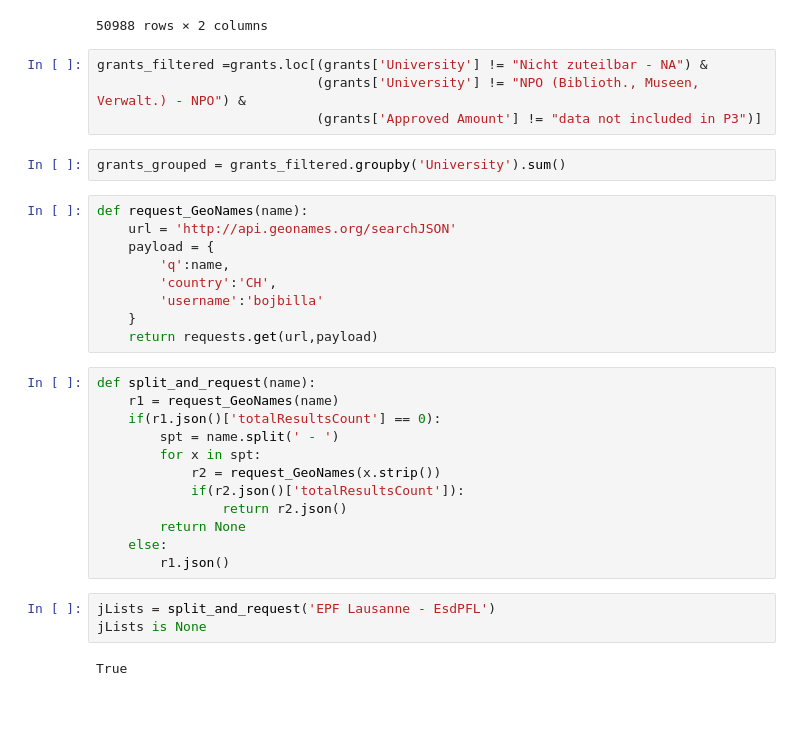
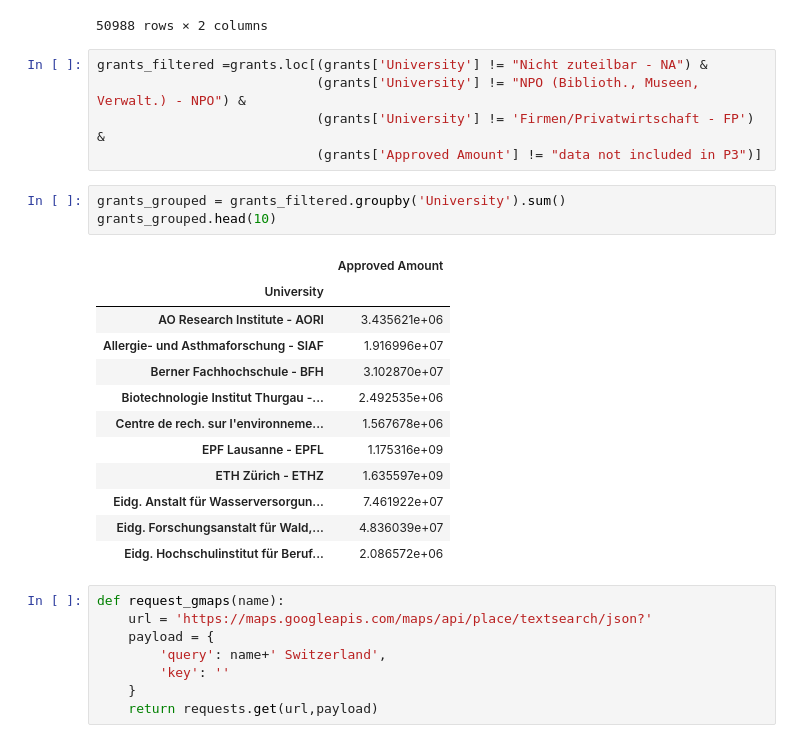
Before and after one commit to bojbilla/AdaHomeworks, a Jupyter notebook: 03 - Interactive Viz/HW3.ipynb, the cells around one changed output. Drawn from its saved outputs; the diff is of its cells as text; blank space fills up the shorter version.

Commit message:
gmaps

```diff
--- a/03 - Interactive Viz/HW3.ipynb
+++ b/03 - Interactive Viz/HW3.ipynb
@@ -48,32 +48,29 @@ grants
 # %%
 grants_filtered =grants.loc[(grants['University'] != "Nicht zuteilbar - NA") &
                             (grants['University'] != "NPO (Biblioth., Museen, Verwalt.) - NPO") &
+                            (grants['University'] != 'Firmen/Privatwirtschaft - FP') &
                             (grants['Approved Amount'] != "data not included in P3")]
 # %%
 grants_grouped = grants_filtered.groupby('University').sum()
+grants_grouped.head(10)
+# %% [output]
+|  | Approved Amount |
+| University |  |
+| AO Research Institute - AORI | 3.435621e+06 |
+| Allergie- und Asthmaforschung - SIAF | 1.916996e+07 |
+| Berner Fachhochschule - BFH | 3.102870e+07 |
+| Biotechnologie Institut Thurgau -... | 2.492535e+06 |
+| Centre de rech. sur l'environneme... | 1.567678e+06 |
+| EPF Lausanne - EPFL | 1.175316e+09 |
+| ETH Zürich - ETHZ | 1.635597e+09 |
+| Eidg. Anstalt für Wasserversorgun... | 7.461922e+07 |
+| Eidg. Forschungsanstalt für Wald,... | 4.836039e+07 |
+| Eidg. Hochschulinstitut für Beruf... | 2.086572e+06 |
 # %%
-def request_GeoNames(name):
-    url = 'http://api.geonames.org/searchJSON'
+def request_gmaps(name):
+    url = 'https://maps.googleapis.com/maps/api/place/textsearch/json?'
     payload = {
-        'q':name,
-        'country':'CH',
-        'username':'bojbilla'
+        'query': name+' Switzerland',
+        'key': ''
     }
     return requests.get(url,payload)
-# %%
-def split_and_request(name):
-    r1 = request_GeoNames(name)
-    if(r1.json()['totalResultsCount'] == 0):
-        spt = name.split(' - ')
-        for x in spt:
-            r2 = request_GeoNames(x.strip())
-            if(r2.json()['totalResultsCount']):
-                return r2.json()
-        return None
-    else:
-        r1.json()
-# %%
-jLists = split_and_request('EPF Lausanne - EsdPFL')
-jLists is None
-# %% [output]
-True
```
Also changed, not shown: parts of 5 cells of this notebook, 1 other file.
